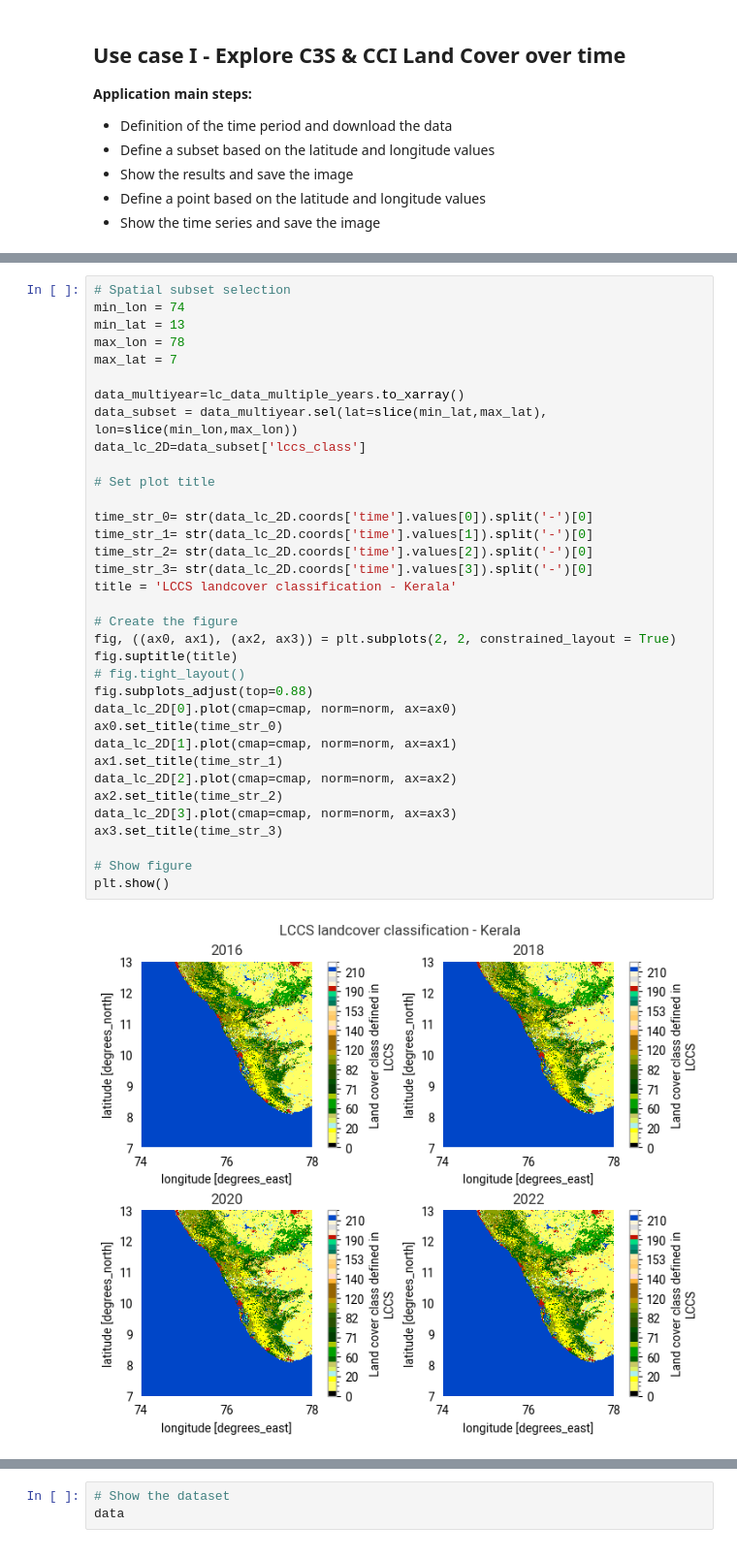
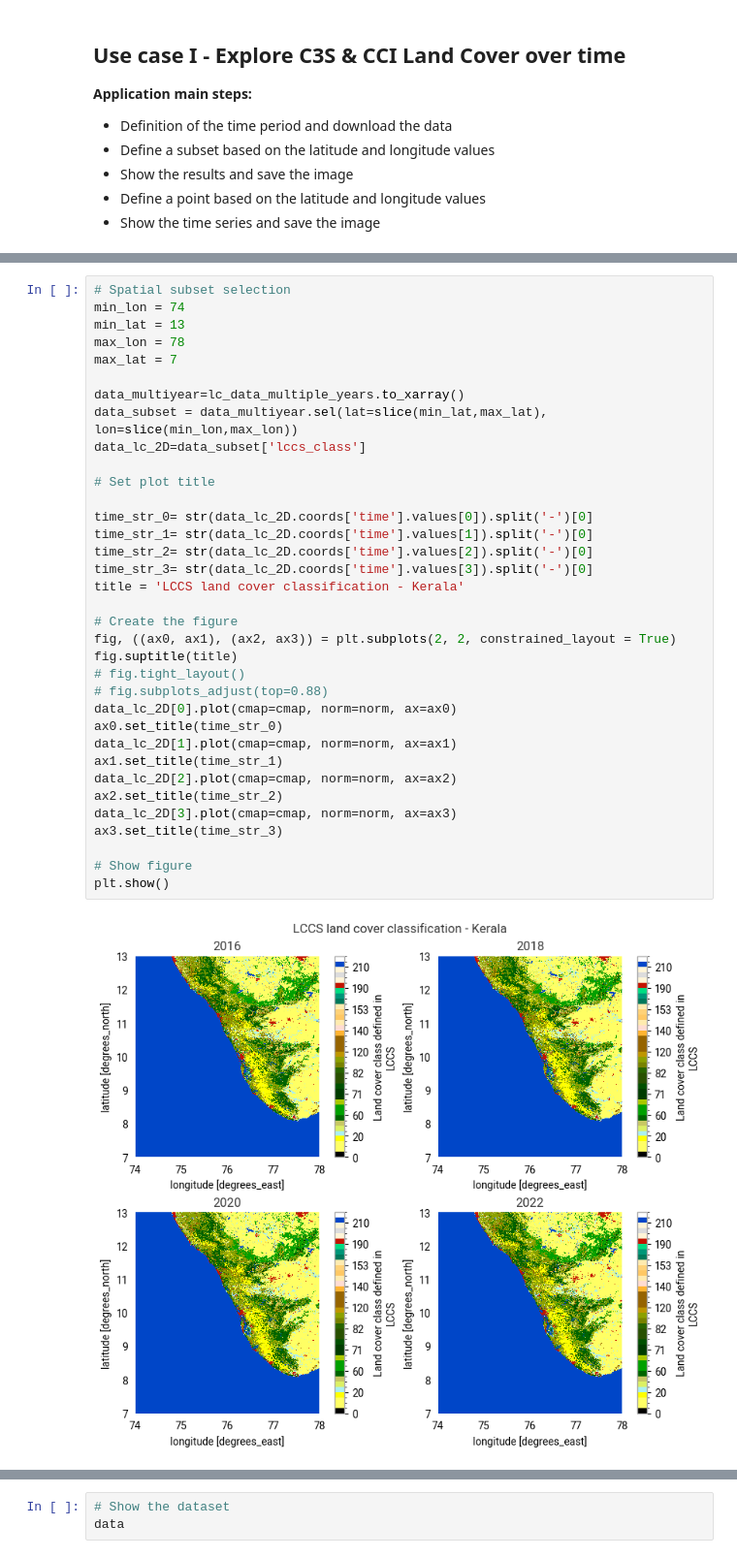
Before and after one commit to ecmwf-training/c3s-training-submodule-sat-obs-land, a Jupyter notebook: land-cover.ipynb, the cells around one changed output, grey strips where cells are left out. Shown at 97% size. Cells and saved outputs as stored; diff of their text form.

```diff
--- a/land-cover.ipynb
+++ b/land-cover.ipynb
@@ -380,34 +385,34 @@ min_lat = 13
 max_lon = 78
 max_lat = 7
 
 data_multiyear=lc_data_multiple_years.to_xarray()
 data_subset = data_multiyear.sel(lat=slice(min_lat,max_lat), lon=slice(min_lon,max_lon))
 data_lc_2D=data_subset['lccs_class']
 
 # Set plot title
 
 time_str_0= str(data_lc_2D.coords['time'].values[0]).split('-')[0]
 time_str_1= str(data_lc_2D.coords['time'].values[1]).split('-')[0]
 time_str_2= str(data_lc_2D.coords['time'].values[2]).split('-')[0]
 time_str_3= str(data_lc_2D.coords['time'].values[3]).split('-')[0]
-title = 'LCCS landcover classification - Kerala'
+title = 'LCCS land cover classification - Kerala'
 
 # Create the figure
 fig, ((ax0, ax1), (ax2, ax3)) = plt.subplots(2, 2, constrained_layout = True)
 fig.suptitle(title)
 # fig.tight_layout()
-fig.subplots_adjust(top=0.88)
+# fig.subplots_adjust(top=0.88)
 data_lc_2D[0].plot(cmap=cmap, norm=norm, ax=ax0)
 ax0.set_title(time_str_0)
 data_lc_2D[1].plot(cmap=cmap, norm=norm, ax=ax1)
 ax1.set_title(time_str_1)
 data_lc_2D[2].plot(cmap=cmap, norm=norm, ax=ax2)
 ax2.set_title(time_str_2)
 data_lc_2D[3].plot(cmap=cmap, norm=norm, ax=ax3)
 ax3.set_title(time_str_3)
 
 # Show figure
 plt.show()
 # %% [output]
-[figure, old version]
+[figure, new version]
 # %% [markdown]
```
Also changed, not shown: parts of 19 cells of this notebook.
